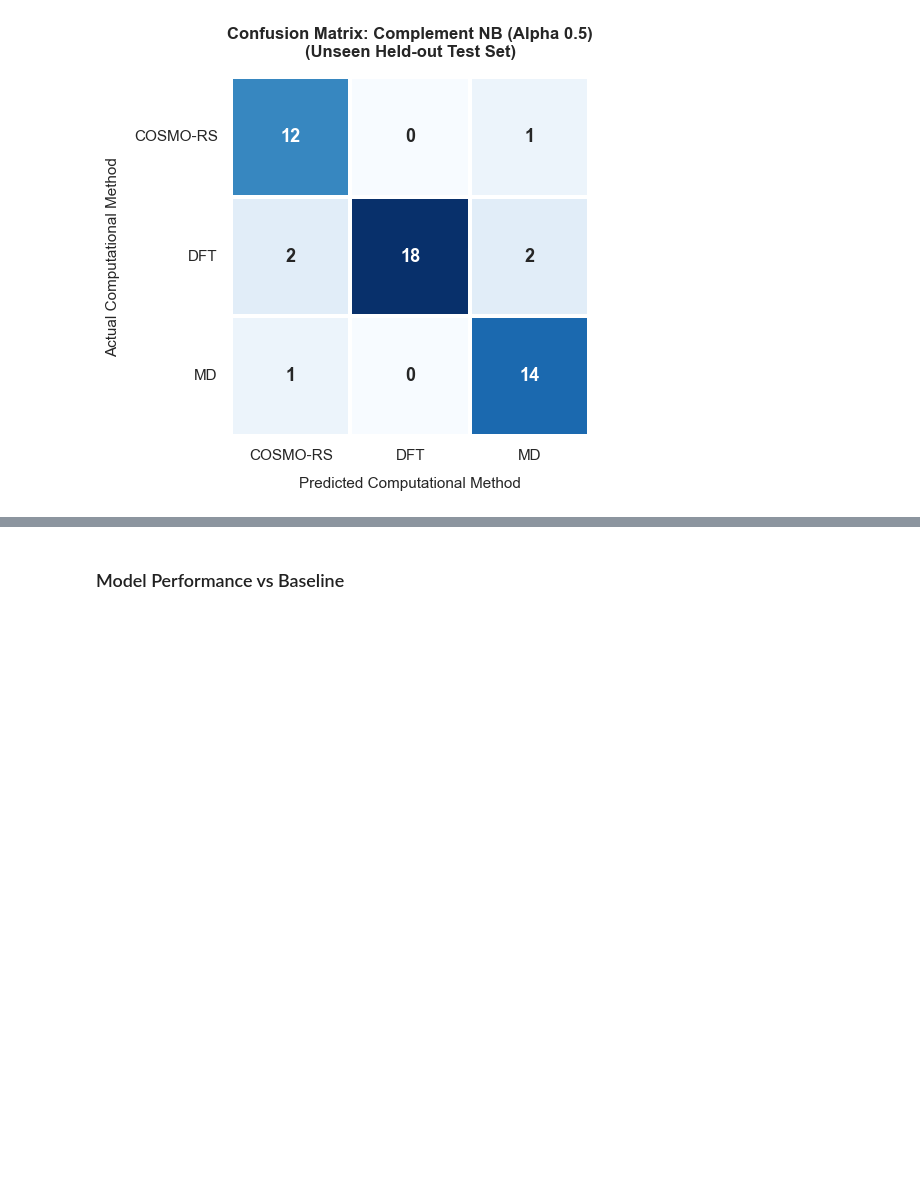
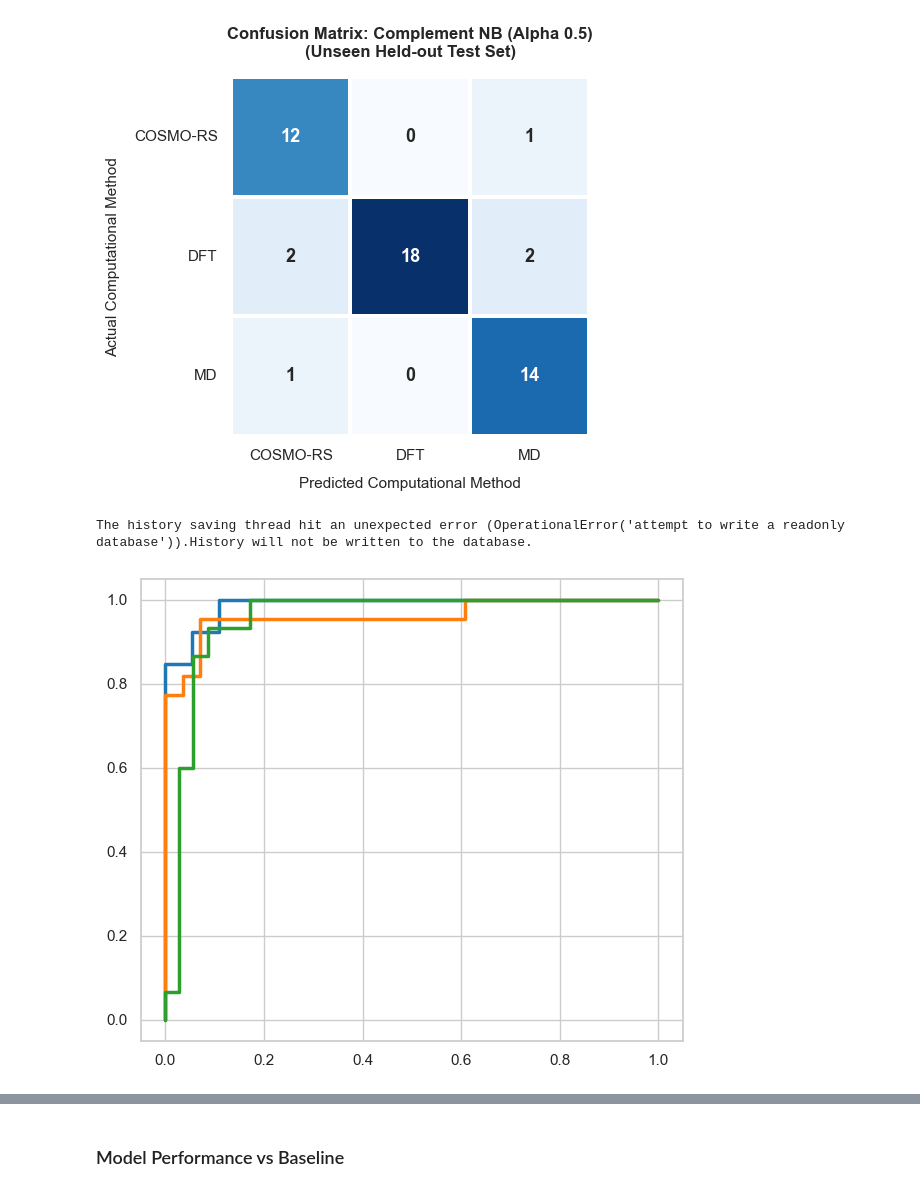
Before and after one commit to ibrahimrasyid/MLCM-Selector, a Jupyter notebook: Model/Model_MLchemTools.ipynb, the cells around one changed output, grey strips where cells are left out. Cells and saved outputs as stored; diff of their text form; code cells hidden in the pictures; blank space fills up the shorter version.

```diff
--- a/Model/Model_MLchemTools.ipynb
+++ b/Model/Model_MLchemTools.ipynb
@@ -569,3 +602,34 @@ plt.savefig("final_eval_confusion_matrix.png", dpi=300)
 plt.show()
 # %% [output]
 [figure]
+# %%
+# 1. Binarize the y_test labels into a binary matrix (One-vs-Rest)
+y_test_bin = label_binarize(y_test, classes=[0, 1, 2])  # 0: COSMO-RS, 1: DFT, 2: MD
+n_classes = y_test_bin.shape[1]
+
+# 2. Obtain prediction probabilities (instead of predicted class labels)
+# Complement Naive Bayes supports predict_proba()
+y_score = best_pipe.predict_proba(text_test)
+
+# 3. Set up the plot
+plt.figure(figsize=(7, 6))
+sns.set_theme(style="whitegrid")  # Apply a subtle grid for a more professional appearance
+
+# Aesthetic color palette suitable for publication
+colors = ["#1f77b4", "#ff7f0e", "#2ca02c"]
+class_names = le.classes_  # Automatically retrieves ['COSMO-RS', 'DFT', 'MD']
+
+# 4. Compute the ROC curve and AUC for each class
+for i in range(n_classes):
+    fpr, tpr, _ = roc_curve(y_test_bin[:, i], y_score[:, i])
+    roc_auc = auc(fpr, tpr)
+
+    plt.plot(
+        fpr, tpr,
+        color=colors[i],
+        lw=2.5,
+        label=f"ROC of {class_names[i]} (AUC = {roc_auc:.3f})"
+    )
+# %% [output]
+The history saving thread hit an unexpected error (OperationalError('attempt to write a readonly database')).History will not be written to the database.
+[figure, added]
```
Also changed, not shown: parts of 7 cells of this notebook.
